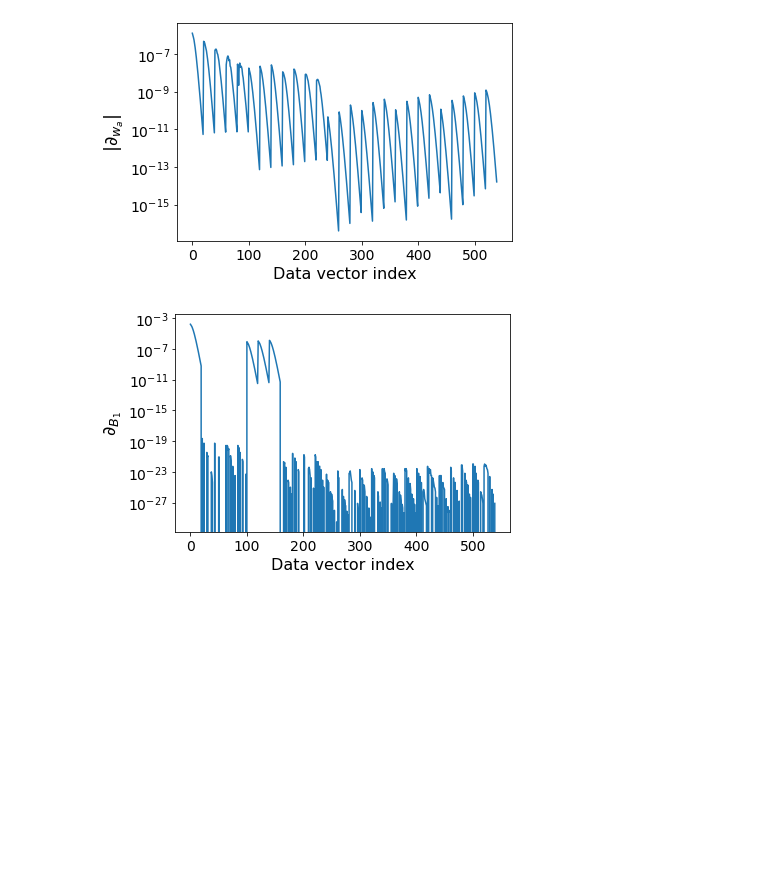
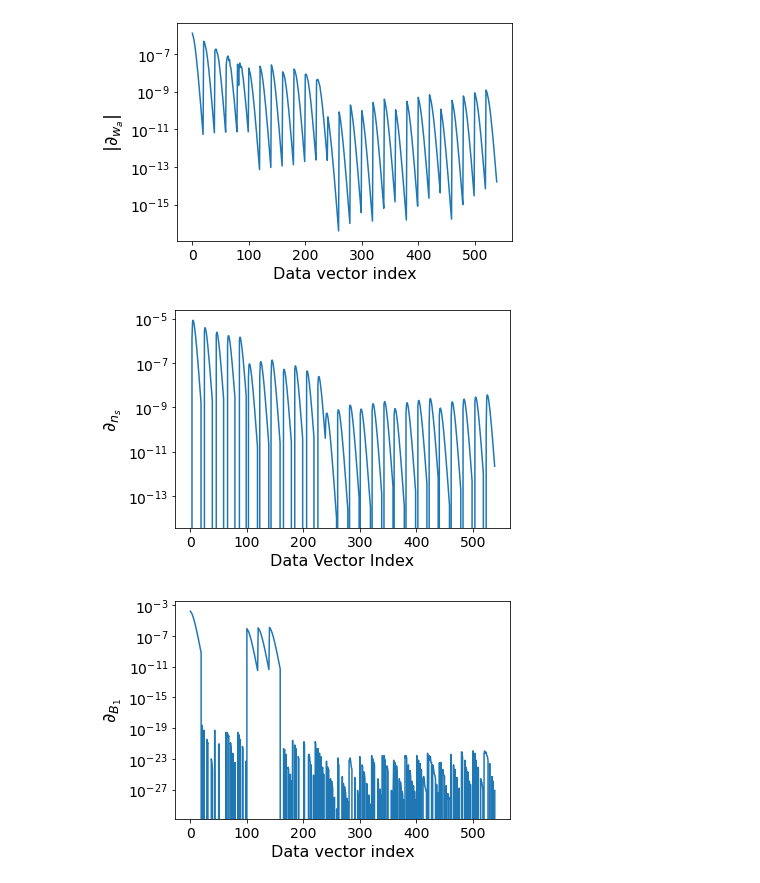
Before and after one commit to OSmotherly/LSST_mg_scale_forecasting, a Jupyter notebook: data_vector_function_multiple_bias_wa.ipynb, the cells around one changed output. Saved outputs shown, nothing was run; the diff lists cells and outputs as text; code cells hidden in the pictures; blank space fills up the shorter version.

```diff
--- a/data_vector_function_multiple_bias_wa.ipynb
+++ b/data_vector_function_multiple_bias_wa.ipynb
@@ -346,4 +331,16 @@ plt.xticks(fontsize = 14)
 plt.show()
 # %% [output]
 [figure]
+# %%
+n_s_deriv = numerical_deriv('n_s', 0.01)
+
+plt.plot(n_s_deriv)
+plt.xlabel('Data Vector Index', fontsize = 16)
+plt.ylabel('$\partial_{n_s}$', fontsize = 18)
+plt.yscale('log')
+plt.xticks(fontsize = 14)
+plt.yticks(fontsize = 14)
+plt.show()
+# %% [output]
+[figure, added]
 # %%
```
Also changed, not shown: parts of 56 cells of this notebook.
